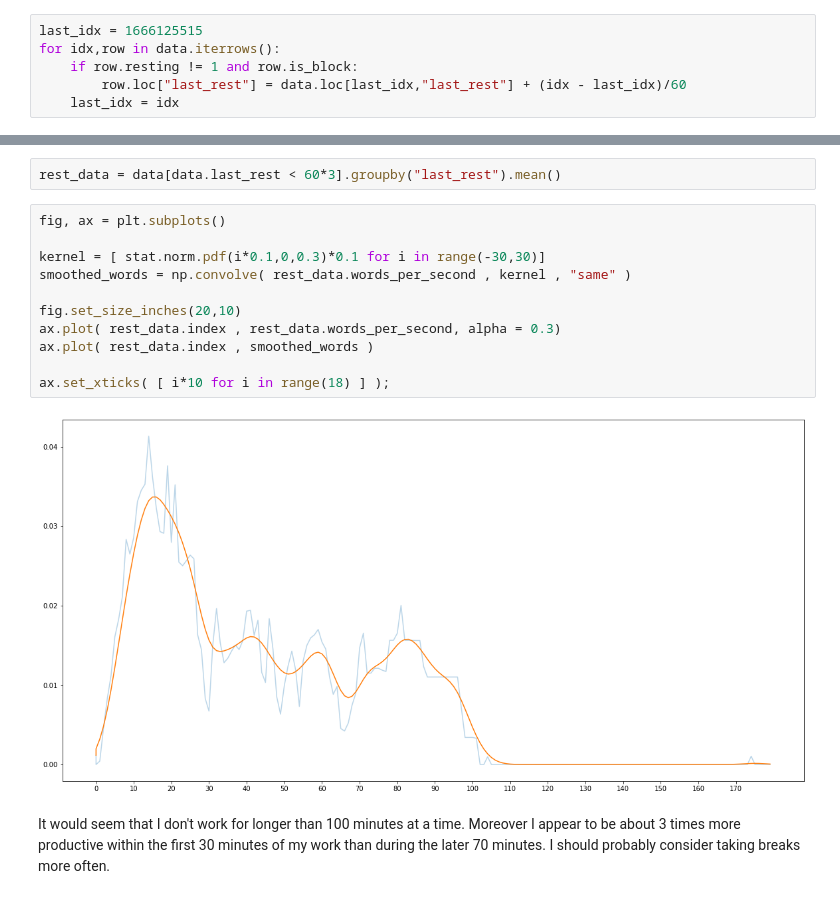
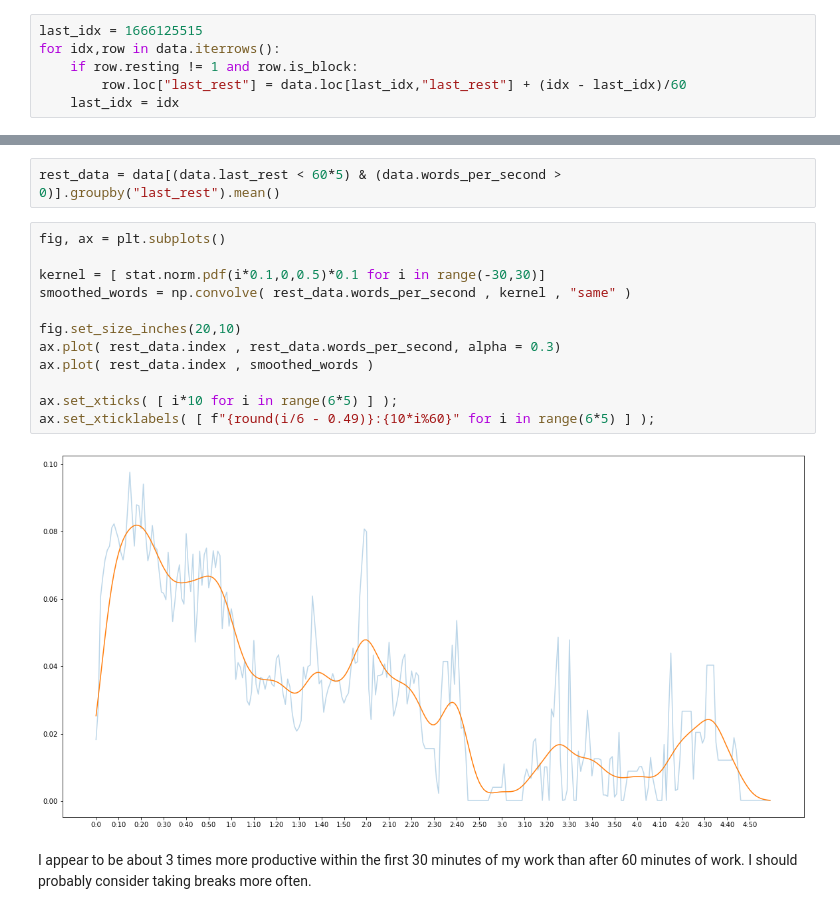
Before and after one commit to janskorupski/selfTracking, a Jupyter notebook: Example of usage.ipynb, the cells around one changed output, grey strips where cells are left out. Cells and saved outputs as stored; diff of their text form.

```diff
--- a/Example of usage.ipynb
+++ b/Example of usage.ipynb
@@ -189,17 +187,18 @@ data.head()
 # %%
-rest_data = data[data.last_rest < 60*3].groupby("last_rest").mean()
+rest_data = data[(data.last_rest < 60*5) & (data.words_per_second > 0)].groupby("last_rest").mean()
 # %%
 fig, ax = plt.subplots()
 
-kernel = [ stat.norm.pdf(i*0.1,0,0.3)*0.1 for i in range(-30,30)]
+kernel = [ stat.norm.pdf(i*0.1,0,0.5)*0.1 for i in range(-30,30)]
 smoothed_words = np.convolve( rest_data.words_per_second , kernel , "same" )
 
 fig.set_size_inches(20,10)
 ax.plot( rest_data.index , rest_data.words_per_second, alpha = 0.3)
 ax.plot( rest_data.index , smoothed_words )
 
-ax.set_xticks( [ i*10 for i in range(18) ] );
+ax.set_xticks( [ i*10 for i in range(6*5) ] );
+ax.set_xticklabels( [ f"{round(i/6 - 0.49)}:{10*i%60}" for i in range(6*5) ] );
 # %% [output]
-[figure, old version]
+[figure, new version]
 # %% [markdown]
-It would seem that I don't work for longer than 100 minutes at a time. Moreover I appear to be about 3 times more productive within the first 30 minutes of my work than during the later 70 minutes. I should probably consider taking breaks more often.
+I appear to be about 3 times more productive within the first 30 minutes of my work than after 60 minutes of work. I should probably consider taking breaks more often.
```
Also changed, not shown: parts of 11 cells of this notebook.
